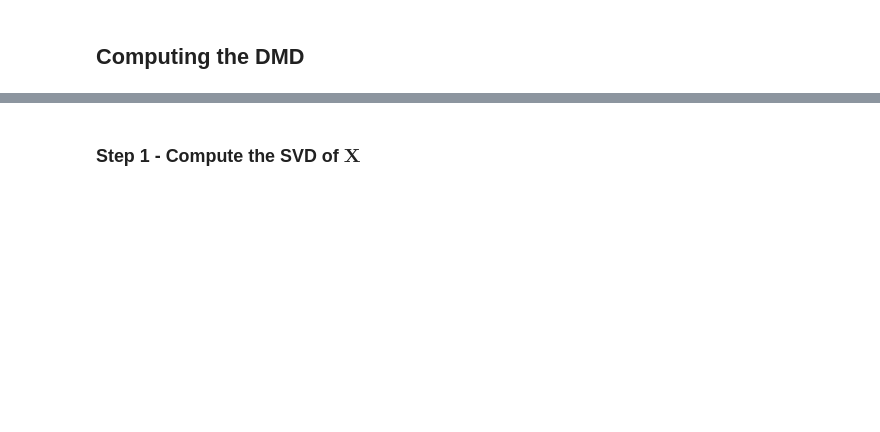
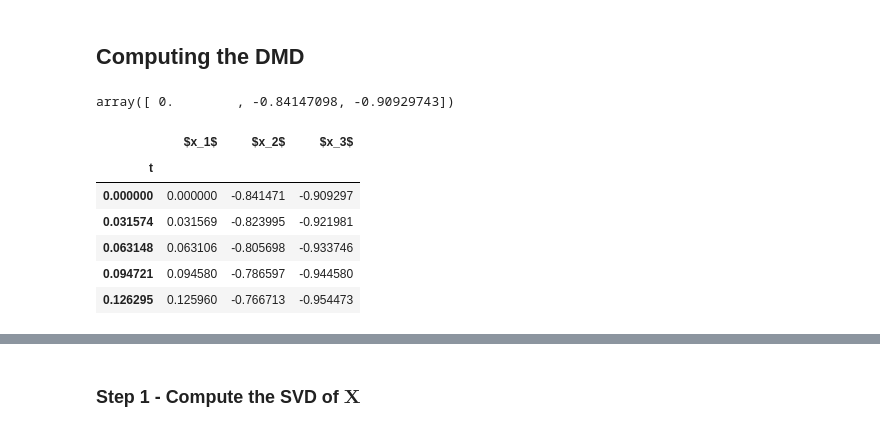
Before and after one commit to billtubbs/mech-575, a Jupyter notebook: Chapter-7-data-driven-dynamical-systems.ipynb, the cells around one changed output, grey strips where cells are left out. Saved outputs shown, nothing was run; the diff lists cells and outputs as text; code cells hidden in the pictures; blank space fills up the shorter version.

```diff
--- a/Chapter-7-data-driven-dynamical-systems.ipynb
+++ b/Chapter-7-data-driven-dynamical-systems.ipynb
@@ -52 +54,53 @@ def dmd_SB(X, Xprime, r):
     return Phi, Lambda, b
+# %%
+def add_noise(x, sigma):
+    """Adds Gaussian noise to array x.
+    """
+    return x + sigma * np.random.randn(*x.shape)
+
+
+def system(t, noise=False, sigma=0.01):
+    """Simulates a dynamic system involving sin waves.
+    """
+    x = np.stack([
+        np.sin(t),
+        np.sin(t - 1),
+        np.sin(t - 2)
+    ])
+    if noise:
+        return add_noise(x, sigma)
+    else:
+        return x
+
+system(0)
+# %% [output]
+array([ 0.        , -0.84147098, -0.90929743])
+# %%
+# Prepare data sets
+t = np.linspace(0, 2*np.pi, 200)
+
+# With noise
+df = pd.DataFrame(
+    data=system(t).T,
+    index=pd.Index(t, name='t'),
+    columns=['$x_1$', '$x_2$', '$x_3$']
+)
+
+# Without noise
+df_noisy = pd.DataFrame(
+    data=system(t, noise=True).T,
+    index=pd.Index(t, name='t'),
+    columns=['$x_1$', '$x_2$', '$x_3$']
+)
+
+assert df.shape == (200, 3)
+assert df_noisy.shape == (200, 3)
+df.head()
+# %% [output]
+|  | $x_1$ | $x_2$ | $x_3$ |
+| t |  |  |  |
+| 0.000000 | 0.000000 | -0.841471 | -0.909297 |
+| 0.031574 | 0.031569 | -0.823995 | -0.921981 |
+| 0.063148 | 0.063106 | -0.805698 | -0.933746 |
+| 0.094721 | 0.094580 | -0.786597 | -0.944580 |
+| 0.126295 | 0.125960 | -0.766713 | -0.954473 |
```
Also changed, not shown: parts of 34 cells of this notebook.
